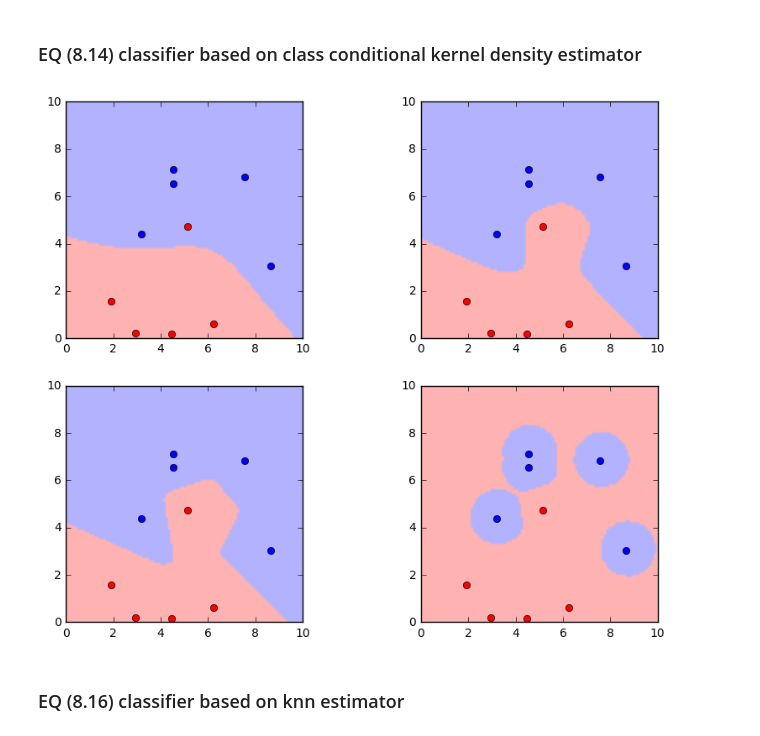
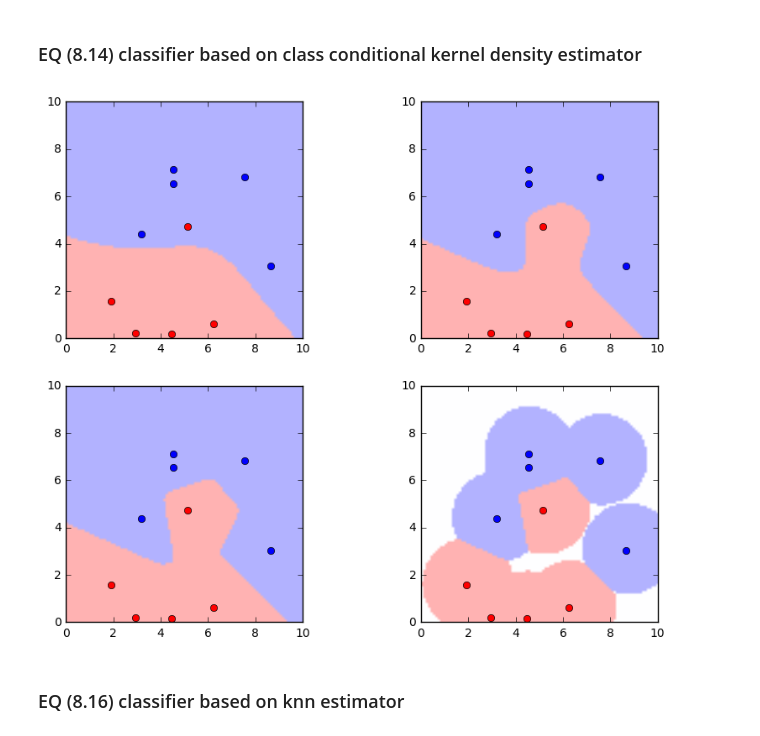
Before and after one commit to pfaion/NonparametricMethods, a Jupyter notebook: explore.ipynb, the cells around one changed output. Saved outputs shown, nothing was run; the diff lists cells and outputs as text; code cells hidden in the pictures.

```diff
--- a/explore.ipynb
+++ b/explore.ipynb
@@ -162,27 +162,29 @@ def class_conditional_kernel_classifier(x_tup, data, h, multi_kernel):
         1/(N*h**d) * sum(multi_kernel([(x - x_c)/h for x, x_c in zip(x_tup, x_c_tup)]) for x_c_tup in class_data)
         for class_data in data
     ]
+    if sum(class_responses) == 0:
+        return (len(class_responses) - 1) / 2
     return class_responses.index(max(class_responses))
 # %%
-hs = [2, 1, 0.5, 0.03]
+hs = [2, 1, 0.5, 0.05]
 xs = np.arange(0, 10, 0.1)
 ys = np.arange(0, 10, 0.1)
 for i,h in enumerate(hs):
     plt.subplot(2,2,i+1)
 
     classifications = [[
             class_conditional_kernel_classifier((x, y), classData2D, h, multivariate_gaussian_kernel)
         for x in xs] for y in ys]
 
     colors = ['r', 'b']
     from matplotlib.colors import LinearSegmentedColormap
-    cm = LinearSegmentedColormap.from_list('my_colormap',[(1,0.7,0.7), (0.7,0.7,1)])
+    cm = LinearSegmentedColormap.from_list('my_colormap',[(1,0.7,0.7), (1,1,1),  (0.7,0.7,1)])
 
     plt.imshow(classifications, extent=(0,10,0,10), cmap=cm, origin='lower')
     for c, data in enumerate(classData2D):
         plt.plot(*zip(*data), 'o', color=colors[c])
 # %% [output]
-[figure, old version]
+[figure, new version]
 # %% [markdown]
 ### EQ (8.16) classifier based on knn estimator
 # %%
```
